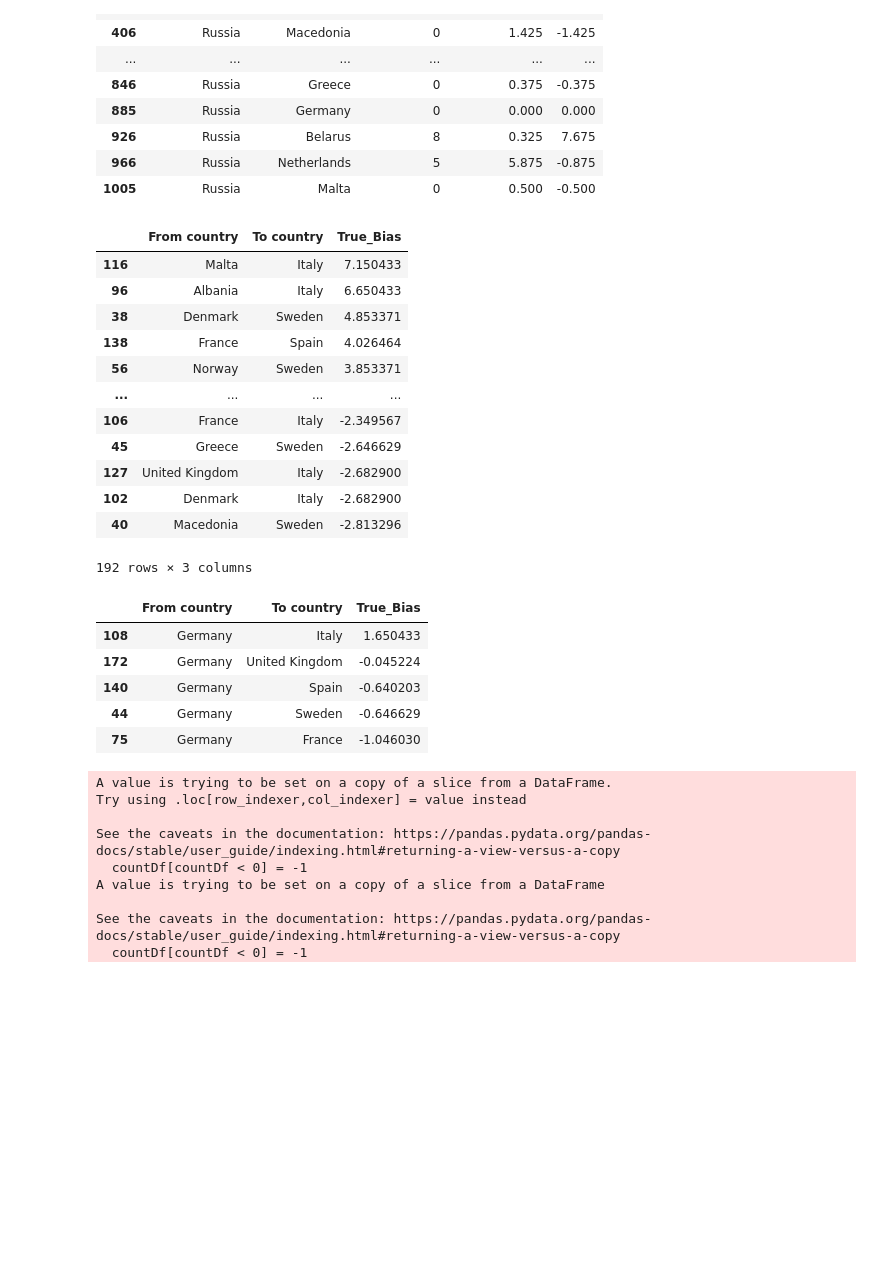
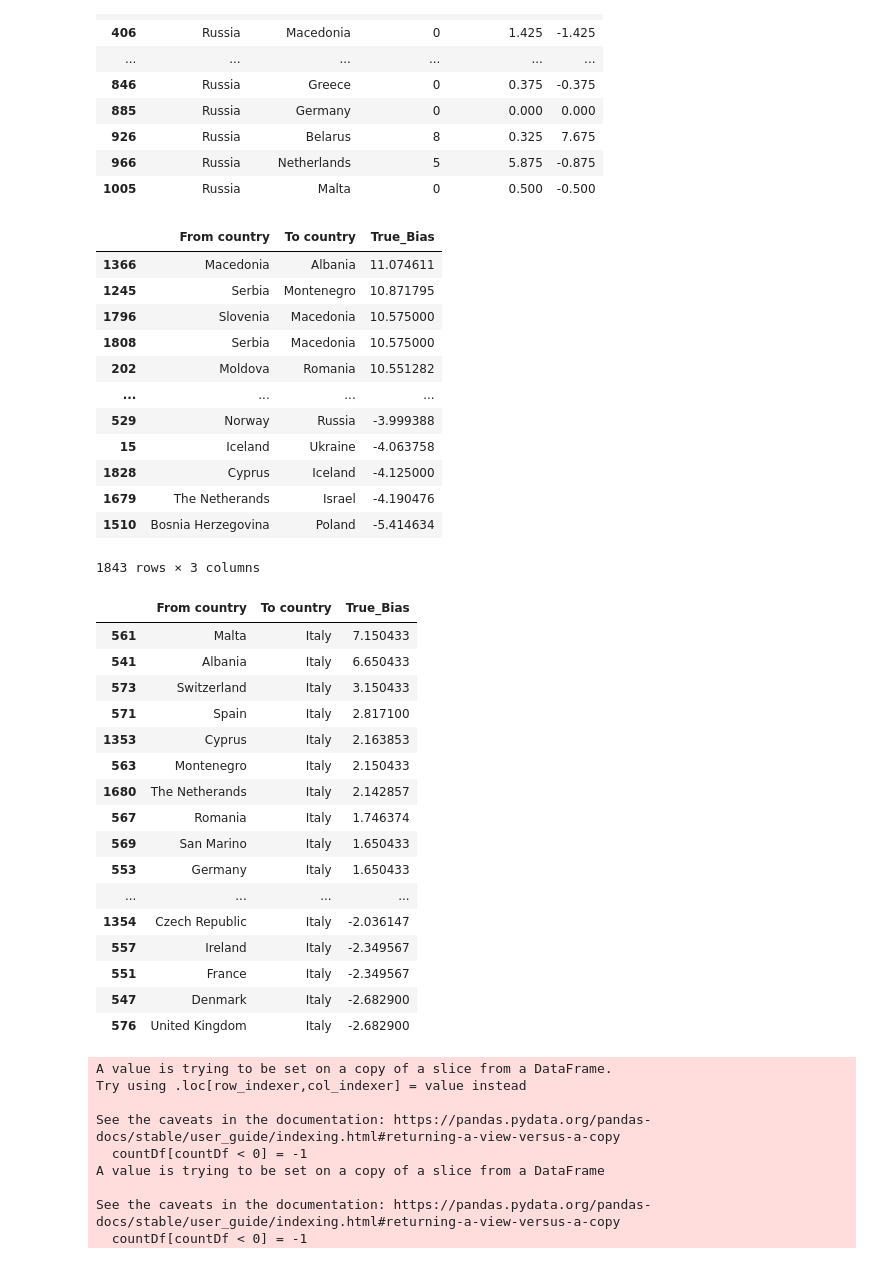
Before and after one commit to jackmheller/modernDataAnalytics, a Jupyter notebook: biasCalc.ipynb, the cells around one changed output. Cells and saved outputs as stored; diff of their text form; code cells hidden in the pictures; blank space fills up the shorter version.

```diff
--- a/biasCalc.ipynb
+++ b/biasCalc.ipynb
@@ -183,9 +183,9 @@ final2019[final2019['From country'] == 'Russia']
 | 966 | Russia | Netherlands | 5 | 5.875 | -0.875 |
 | 1005 | Russia | Malta | 0 | 0.500 | -0.500 |
 # %%
-finalBias = final2014.merge(final2015,on=['From country', 'To country']).merge(final2016, on=['From country', 'To country'])
-finalBias = finalBias.merge(final2018, on=['From country', 'To country']).merge(final2018, on=['From country', 'To country'])
-finalBias = finalBias.merge(final2019, on=['From country', 'To country'])
+finalBias = final2014.merge(final2015,on=['From country', 'To country'], how = 'outer').merge(final2016, on=['From country', 'To country'], how = 'outer')
+finalBias = finalBias.merge(final2018, on=['From country', 'To country'], how = 'outer').merge(final2018, on=['From country', 'To country'], how = 'outer')
+finalBias = finalBias.merge(final2019, on=['From country', 'To country'], how = 'outer')
 # %%
 diffCols = [4,7,10,13,16,19]
 finalBias['True_Bias'] = finalBias.iloc[:,diffCols].mean(axis=1)
@@ -194,29 +194,40 @@ trueBias = finalBias[['From country', 'To country', 'True_Bias']].sort_values('T
 trueBias
 # %% [output]
 |  | From country | To country | True_Bias |
-| 116 | Malta | Italy | 7.150433 |
-| 96 | Albania | Italy | 6.650433 |
-| 38 | Denmark | Sweden | 4.853371 |
-| 138 | France | Spain | 4.026464 |
-| 56 | Norway | Sweden | 3.853371 |
+| 1366 | Macedonia | Albania | 11.074611 |
+| 1245 | Serbia | Montenegro | 10.871795 |
+| 1796 | Slovenia | Macedonia | 10.575000 |
+| 1808 | Serbia | Macedonia | 10.575000 |
+| 202 | Moldova | Romania | 10.551282 |
 | ... | ... | ... | ... |
-| 106 | France | Italy | -2.349567 |
-| 45 | Greece | Sweden | -2.646629 |
-| 127 | United Kingdom | Italy | -2.682900 |
-| 102 | Denmark | Italy | -2.682900 |
-| 40 | Macedonia | Sweden | -2.813296 |
+| 529 | Norway | Russia | -3.999388 |
+| 15 | Iceland | Ukraine | -4.063758 |
+| 1828 | Cyprus | Iceland | -4.125000 |
+| 1679 | The Netherands | Israel | -4.190476 |
+| 1510 | Bosnia Herzegovina | Poland | -5.414634 |
-192 rows × 3 columns
+1843 rows × 3 columns
 # %%
 trueBias.to_csv('yearBias.csv')
 # %%
-trueBias[trueBias['From country'] == 'Germany']
+trueBias[trueBias['To country'] == 'Italy']
 # %% [output]
 |  | From country | To country | True_Bias |
-| 108 | Germany | Italy | 1.650433 |
-| 172 | Germany | United Kingdom | -0.045224 |
-| 140 | Germany | Spain | -0.640203 |
-| 44 | Germany | Sweden | -0.646629 |
-| 75 | Germany | France | -1.046030 |
+| 561 | Malta | Italy | 7.150433 |
+| 541 | Albania | Italy | 6.650433 |
+| 573 | Switzerland | Italy | 3.150433 |
+| 571 | Spain | Italy | 2.817100 |
+| 1353 | Cyprus | Italy | 2.163853 |
+| 563 | Montenegro | Italy | 2.150433 |
+| 1680 | The Netherands | Italy | 2.142857 |
+| 567 | Romania | Italy | 1.746374 |
+| 569 | San Marino | Italy | 1.650433 |
+| 553 | Germany | Italy | 1.650433 |
+| ... | ... | ... | ... |
+| 1354 | Czech Republic | Italy | -2.036147 |
+| 557 | Ireland | Italy | -2.349567 |
+| 551 | France | Italy | -2.349567 |
+| 547 | Denmark | Italy | -2.682900 |
+| 576 | United Kingdom | Italy | -2.682900 |
 # %%
 diffCols = [4,7,10,13,16,19]
 countDf = finalBias.iloc[:,diffCols]
```
Also changed, not shown: 1 other file.
